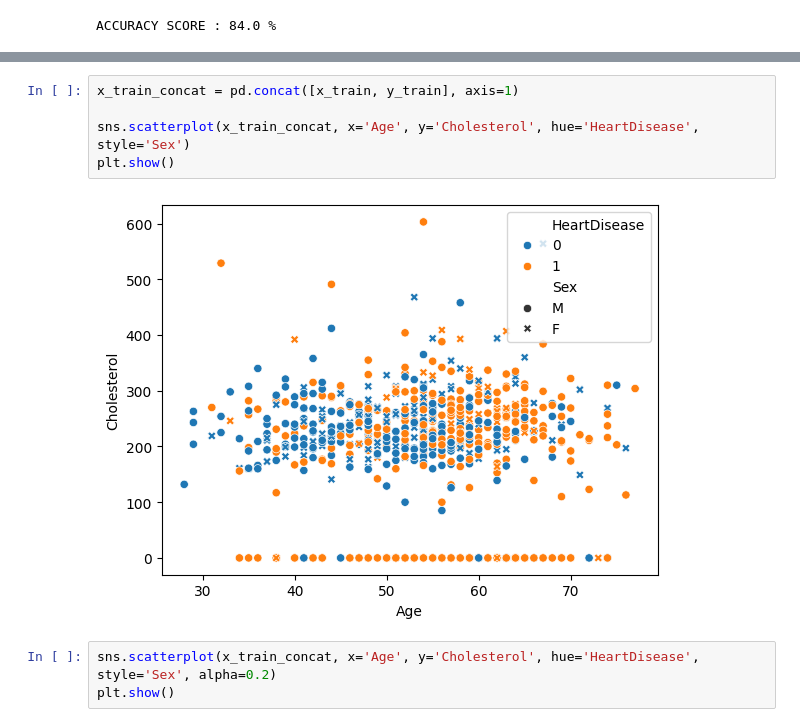
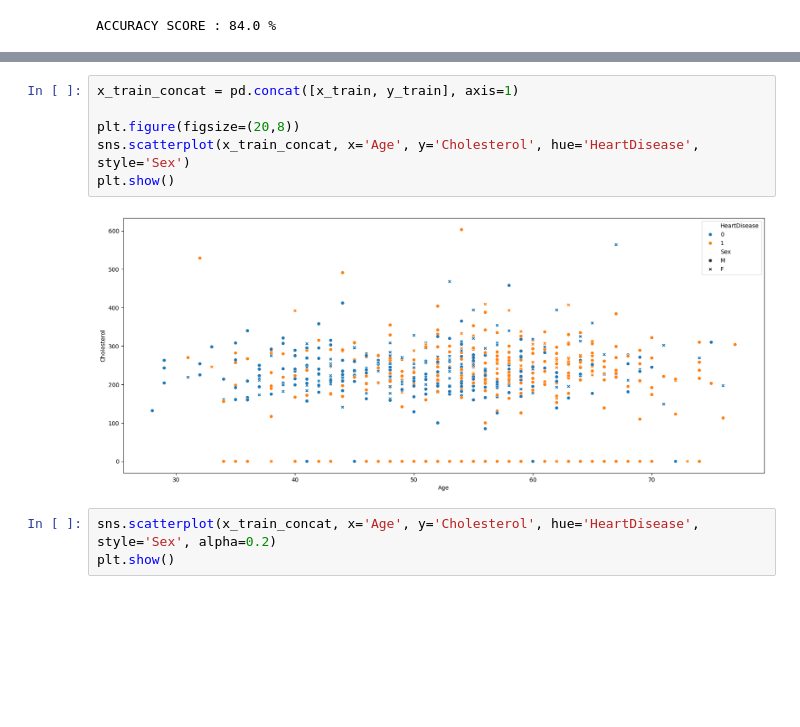
Before and after one commit to Ashura369/Python_and_Data_Science, a Jupyter notebook: 0 ML lecture/9_4 .ipynb, the cells around one changed output, grey strips where cells are left out. Drawn from its saved outputs; the diff is of its cells as text; blank space fills up the shorter version.

```diff
--- a/0 ML lecture/9_4 .ipynb
+++ b/0 ML lecture/9_4 .ipynb
@@ -203,10 +205,11 @@ x_train
 # %%
 x_train_concat = pd.concat([x_train, y_train], axis=1)
 
+plt.figure(figsize=(20,8))
 sns.scatterplot(x_train_concat, x='Age', y='Cholesterol', hue='HeartDisease', style='Sex')
 plt.show()
 # %% [output]
-[figure, old version]
+[figure, new version]
 # %%
 sns.scatterplot(x_train_concat, x='Age', y='Cholesterol', hue='HeartDisease', style='Sex', alpha=0.2)
 plt.show()
```
Also changed, not shown: parts of 4 cells of this notebook, 5 other files.
